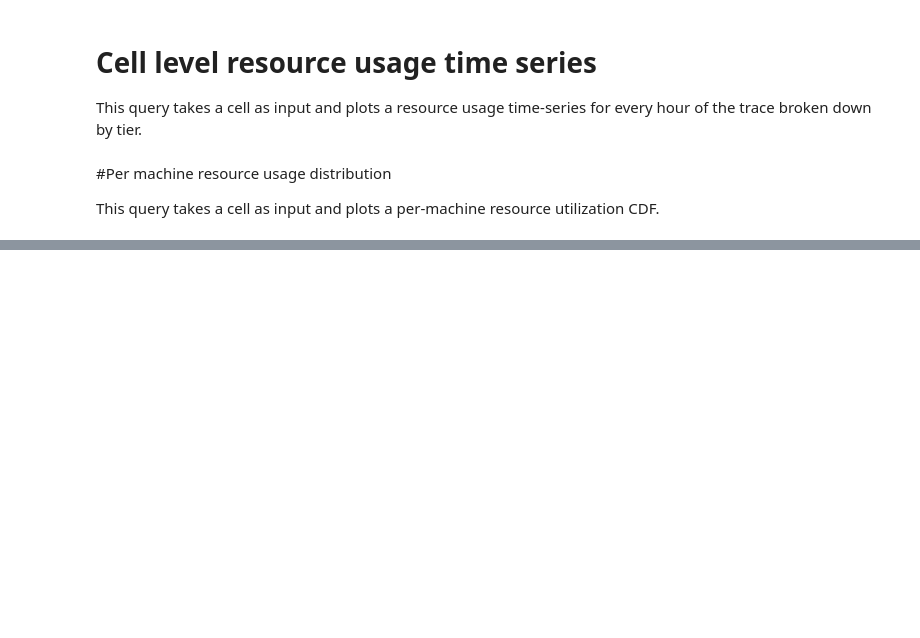
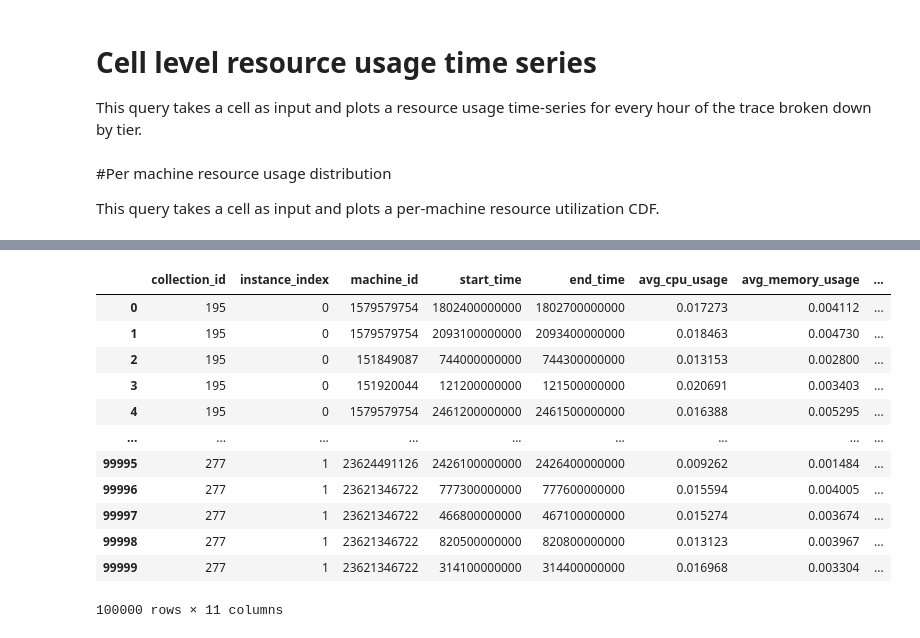
Before and after one commit to XuTaoWang-2002/FlexEH-in-data-center, a Jupyter notebook: clusterdata_analysis_colab.ipynb, the cells around one changed output, grey strips where cells are left out. Drawn from its saved outputs; the diff is of its cells as text; code cells hidden in the pictures; blank space fills up the shorter version.

```diff
--- a/clusterdata_analysis_colab.ipynb
+++ b/clusterdata_analysis_colab.ipynb
@@ -621,0 +852,16 @@ plot_cdfs(pick_quantiles_from_wide_dataframe(machine_util_dist, ['cpu_util_dist'
+# %%
+instance_usage_data_summary
+# %% [output]
+|  | collection_id | instance_index | machine_id | start_time | end_time | avg_cpu_usage | avg_memory_usage | ... |
+| 0 | 195 | 0 | 1579579754 | 1802400000000 | 1802700000000 | 0.017273 | 0.004112 | ... |
+| 1 | 195 | 0 | 1579579754 | 2093100000000 | 2093400000000 | 0.018463 | 0.004730 | ... |
+| 2 | 195 | 0 | 151849087 | 744000000000 | 744300000000 | 0.013153 | 0.002800 | ... |
+| 3 | 195 | 0 | 151920044 | 121200000000 | 121500000000 | 0.020691 | 0.003403 | ... |
+| 4 | 195 | 0 | 1579579754 | 2461200000000 | 2461500000000 | 0.016388 | 0.005295 | ... |
+| ... | ... | ... | ... | ... | ... | ... | ... | ... |
+| 99995 | 277 | 1 | 23624491126 | 2426100000000 | 2426400000000 | 0.009262 | 0.001484 | ... |
+| 99996 | 277 | 1 | 23621346722 | 777300000000 | 777600000000 | 0.015594 | 0.004005 | ... |
+| 99997 | 277 | 1 | 23621346722 | 466800000000 | 467100000000 | 0.015274 | 0.003674 | ... |
+| 99998 | 277 | 1 | 23621346722 | 820500000000 | 820800000000 | 0.013123 | 0.003967 | ... |
+| 99999 | 277 | 1 | 23621346722 | 314100000000 | 314400000000 | 0.016968 | 0.003304 | ... |
+100000 rows × 11 columns
```
Also changed, not shown: parts of 10 cells of this notebook.
